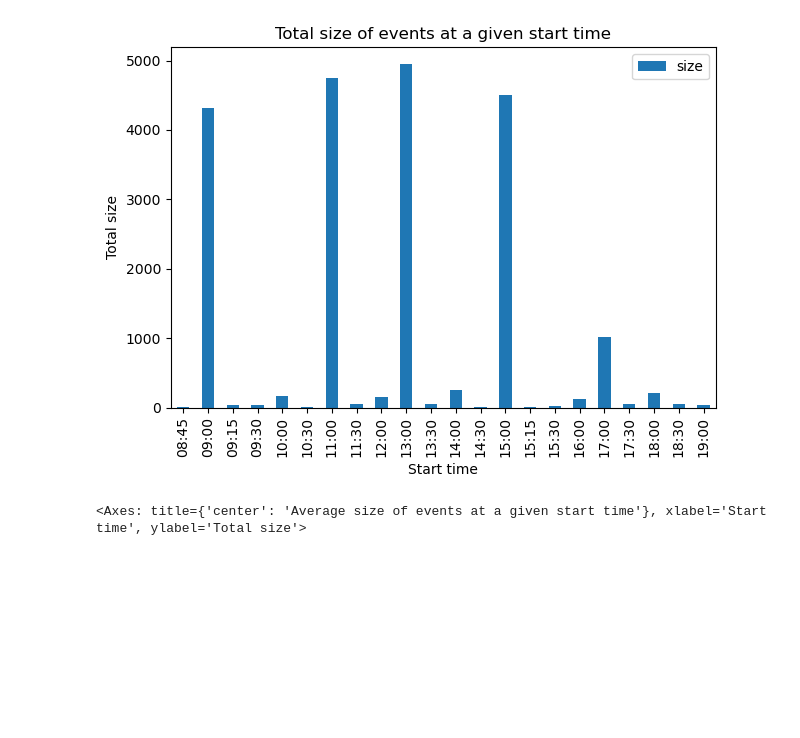
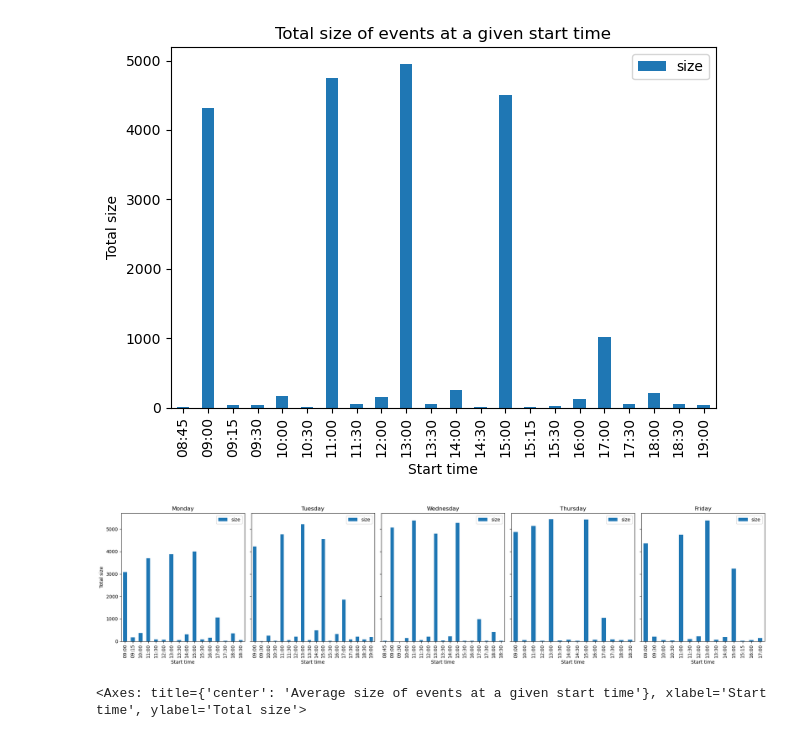
Before and after one commit to dJonaitis/roetersstraat, a Jupyter notebook: rooster/data_work.ipynb, the cells around one changed output. Saved outputs shown, nothing was run; the diff lists cells and outputs as text; code cells hidden in the pictures; blank space fills up the shorter version.

```diff
--- a/rooster/data_work.ipynb
+++ b/rooster/data_work.ipynb
@@ -54,6 +66,21 @@ plt.tight_layout()
 plt.show()
 # %% [output]
 [figure]
+# %%
+# plot five sum charts
+days_of_week = ['Monday', 'Tuesday', 'Wednesday', 'Thursday', 'Friday']
+fig, axs = plt.subplots(1, 5, figsize=(20, 5), sharey=True)
+
+for ax, day in zip(axs, days_of_week):
+    df_sum_day = df[df['day'] == day].groupby('start_time')['size'].sum().reset_index()
+    df_sum_day.plot(x='start_time', y='size', kind='bar', ax=ax, title=day)
+    ax.set_xlabel('Start time')
+    ax.set_ylabel('Total size')
+
+plt.tight_layout()
+plt.show()
+# %% [output]
+[figure, added]
 # %%
 fig, axs = plt.subplots(1, 2, figsize=(12, 5))
 df['size'].hist(bins=100, ax=axs[0])
```
Also changed, not shown: parts of 2 cells of this notebook, 4 other files.
